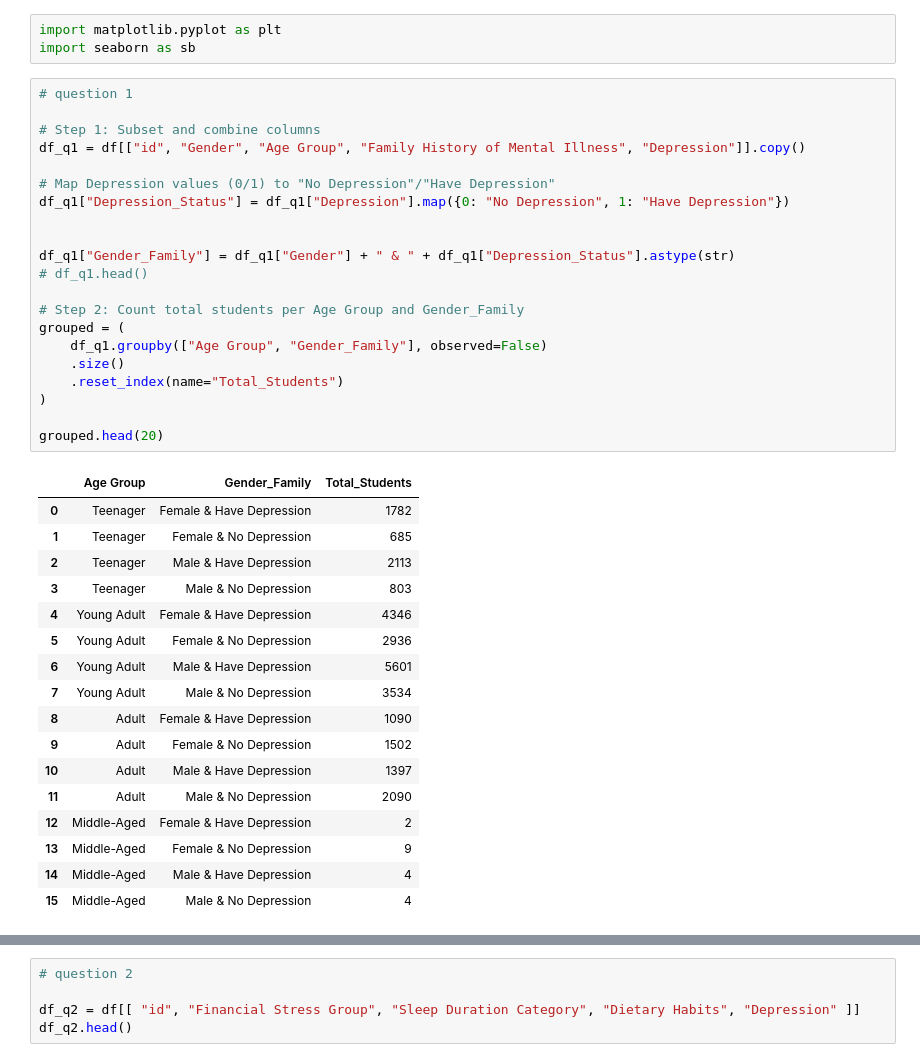
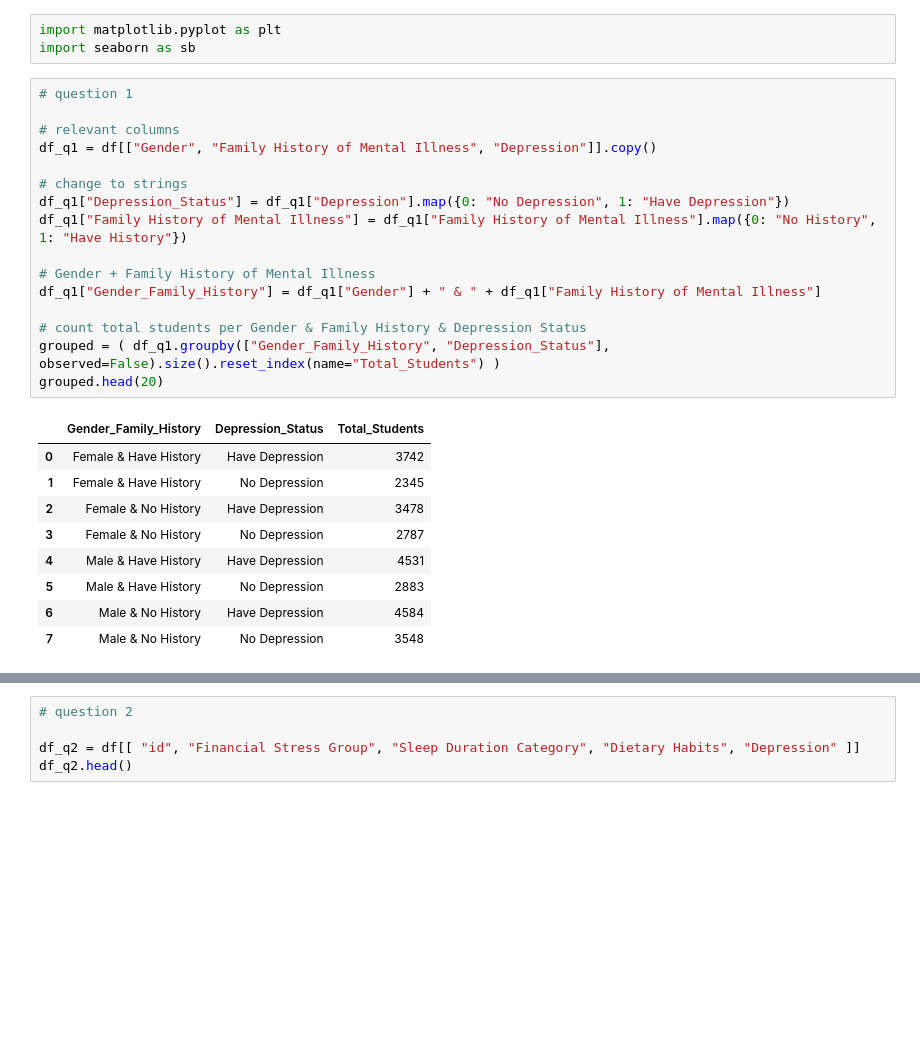
Before and after one commit to dinnifarisya/Student-Depression-Data-Science-Project, a Jupyter notebook: Data Science Project.ipynb, the cells around one changed output, grey strips where cells are left out. Saved outputs shown, nothing was run; the diff lists cells and outputs as text; blank space fills up the shorter version.

```diff
--- a/Data Science Project.ipynb
+++ b/Data Science Project.ipynb
@@ -491,39 +491,26 @@ import seaborn as sb
 # %%
 # question 1
 
-# Step 1: Subset and combine columns
-df_q1 = df[["id", "Gender", "Age Group", "Family History of Mental Illness", "Depression"]].copy()
+# relevant columns
+df_q1 = df[["Gender", "Family History of Mental Illness", "Depression"]].copy()
 
-# Map Depression values (0/1) to "No Depression"/"Have Depression"
+# change to strings
 df_q1["Depression_Status"] = df_q1["Depression"].map({0: "No Depression", 1: "Have Depression"})
+df_q1["Family History of Mental Illness"] = df_q1["Family History of Mental Illness"].map({0: "No History", 1: "Have History"})
 
+# Gender + Family History of Mental Illness
+df_q1["Gender_Family_History"] = df_q1["Gender"] + " & " + df_q1["Family History of Mental Illness"]
 
-df_q1["Gender_Family"] = df_q1["Gender"] + " & " + df_q1["Depression_Status"].astype(str)
-# df_q1.head()
-
-# Step 2: Count total students per Age Group and Gender_Family
-grouped = (
-    df_q1.groupby(["Age Group", "Gender_Family"], observed=False)
-    .size()
-    .reset_index(name="Total_Students")
-)
-
+# count total students per Gender & Family History & Depression Status
+grouped = ( df_q1.groupby(["Gender_Family_History", "Depression_Status"], observed=False).size().reset_index(name="Total_Students") )
 grouped.head(20)
 # %% [output]
-|  | Age Group | Gender_Family | Total_Students |
-| 0 | Teenager | Female & Have Depression | 1782 |
-| 1 | Teenager | Female & No Depression | 685 |
-| 2 | Teenager | Male & Have Depression | 2113 |
-| 3 | Teenager | Male & No Depression | 803 |
-| 4 | Young Adult | Female & Have Depression | 4346 |
-| 5 | Young Adult | Female & No Depression | 2936 |
-| 6 | Young Adult | Male & Have Depression | 5601 |
-| 7 | Young Adult | Male & No Depression | 3534 |
-| 8 | Adult | Female & Have Depression | 1090 |
-| 9 | Adult | Female & No Depression | 1502 |
-| 10 | Adult | Male & Have Depression | 1397 |
-| 11 | Adult | Male & No Depression | 2090 |
-| 12 | Middle-Aged | Female & Have Depression | 2 |
-| 13 | Middle-Aged | Female & No Depression | 9 |
-| 14 | Middle-Aged | Male & Have Depression | 4 |
-| 15 | Middle-Aged | Male & No Depression | 4 |
+|  | Gender_Family_History | Depression_Status | Total_Students |
+| 0 | Female & Have History | Have Depression | 3742 |
+| 1 | Female & Have History | No Depression | 2345 |
+| 2 | Female & No History | Have Depression | 3478 |
+| 3 | Female & No History | No Depression | 2787 |
+| 4 | Male & Have History | Have Depression | 4531 |
+| 5 | Male & Have History | No Depression | 2883 |
+| 6 | Male & No History | Have Depression | 4584 |
+| 7 | Male & No History | No Depression | 3548 |
```
Also changed, not shown: parts of 2 cells of this notebook.
